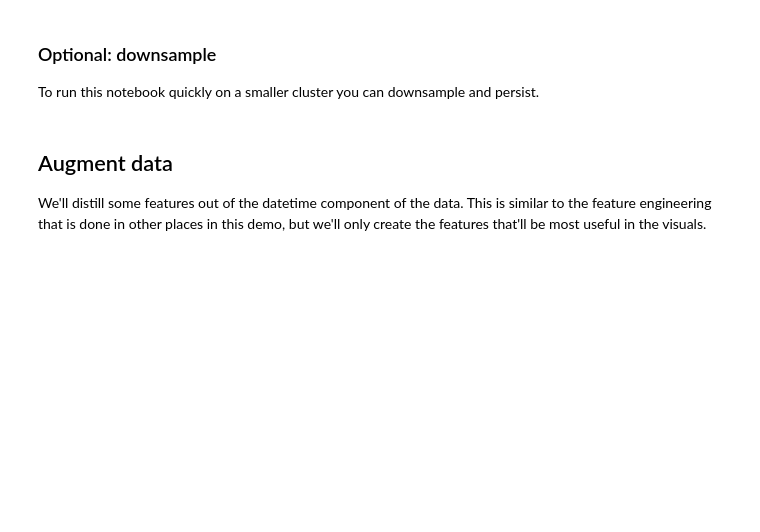
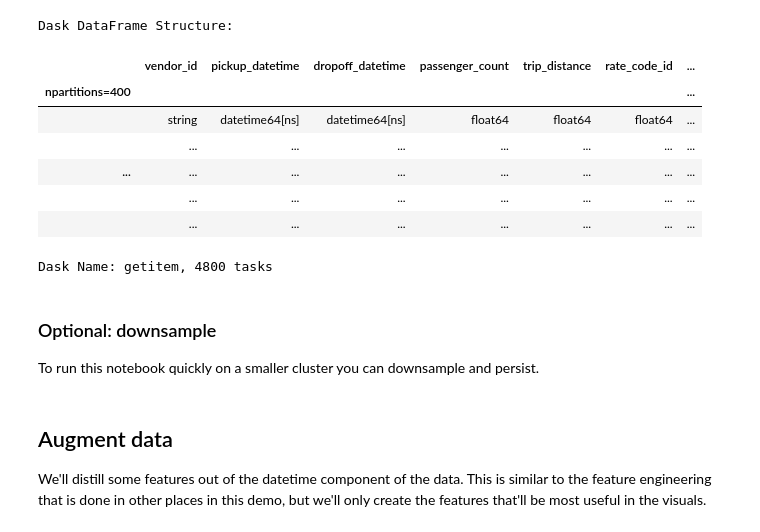
Before and after one commit to saturncloud/saturn-cloud-examples, a Jupyter notebook: taxi_demo/dashboard/data_aggregation.ipynb, the cells around one changed output. Cells and saved outputs as stored; diff of their text form; code cells hidden in the pictures; blank space fills up the shorter version.

```diff
--- a/taxi_demo/dashboard/data_aggregation.ipynb
+++ b/taxi_demo/dashboard/data_aggregation.ipynb
@@ -21 +26,6 @@ cluster
+# %%
+if 'TAXI_S3' not in os.environ:
+    raise ValueError('Set TAXI_S3 environment variable to an S3 location that you have read/write access to')
+taxi_path = os.environ['TAXI_S3']
+data_path = f"{taxi_path}/data/taxi_parquet"
 # %%
@@ -23,11 +32,20 @@ data_path = "s3://saturn-titan/data/nyc-taxi/taxi_2017_2019/"
 taxi = dd.read_parquet(data_path, engine='pyarrow', assume_missing=True)
 # %%
-# only use zones for ML tasks
-# change to spatial join to pull in old data if there's time
+# TODO: change to spatial join to pull in older data
 ddf = taxi[(taxi.pickup_taxizone_id.notnull() & taxi.dropoff_taxizone_id.notnull()) &
-           (taxi.pickup_datetime >= datetime.datetime(2016, 7, 1)) &
+           (taxi.pickup_datetime >= datetime.datetime(2017, 1, 1)) &
            (taxi.pickup_datetime < datetime.datetime(2020, 1, 1))]
 ddf
+# %% [output]
+Dask DataFrame Structure:
+|  | vendor_id | pickup_datetime | dropoff_datetime | passenger_count | trip_distance | rate_code_id | ... |
+| npartitions=400 |  |  |  |  |  |  | ... |
+|  | string | datetime64[ns] | datetime64[ns] | float64 | float64 | float64 | ... |
+|  | ... | ... | ... | ... | ... | ... | ... |
+| ... | ... | ... | ... | ... | ... | ... | ... |
+|  | ... | ... | ... | ... | ... | ... | ... |
+|  | ... | ... | ... | ... | ... | ... | ... |
+Dask Name: getitem, 4800 tasks
 # %% [markdown]
 ### Optional: downsample
 
```
Also changed, not shown: parts of 9 cells of this notebook, 9 other files.
